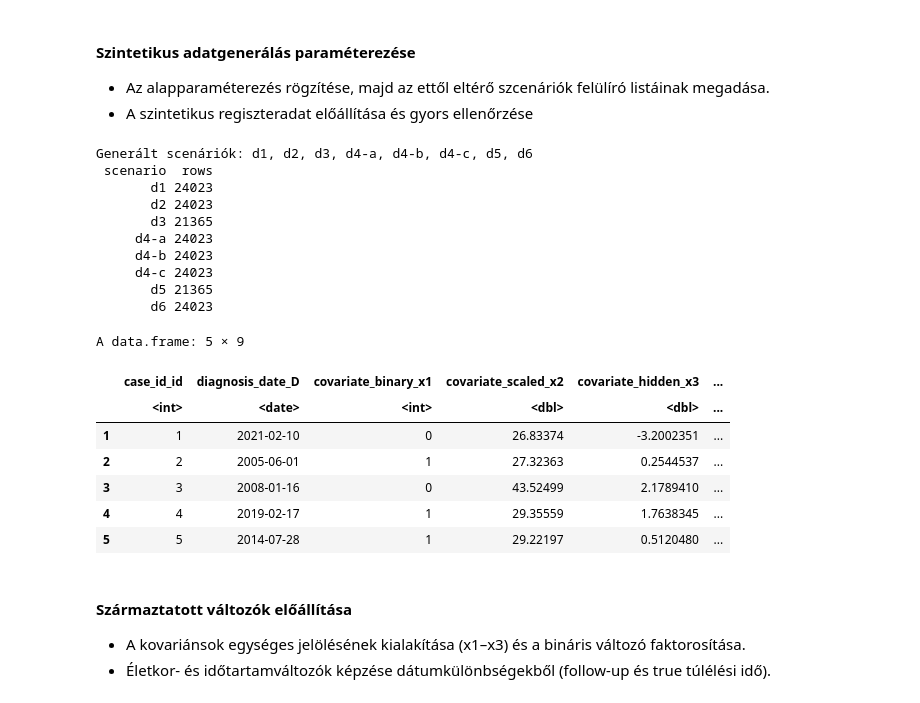
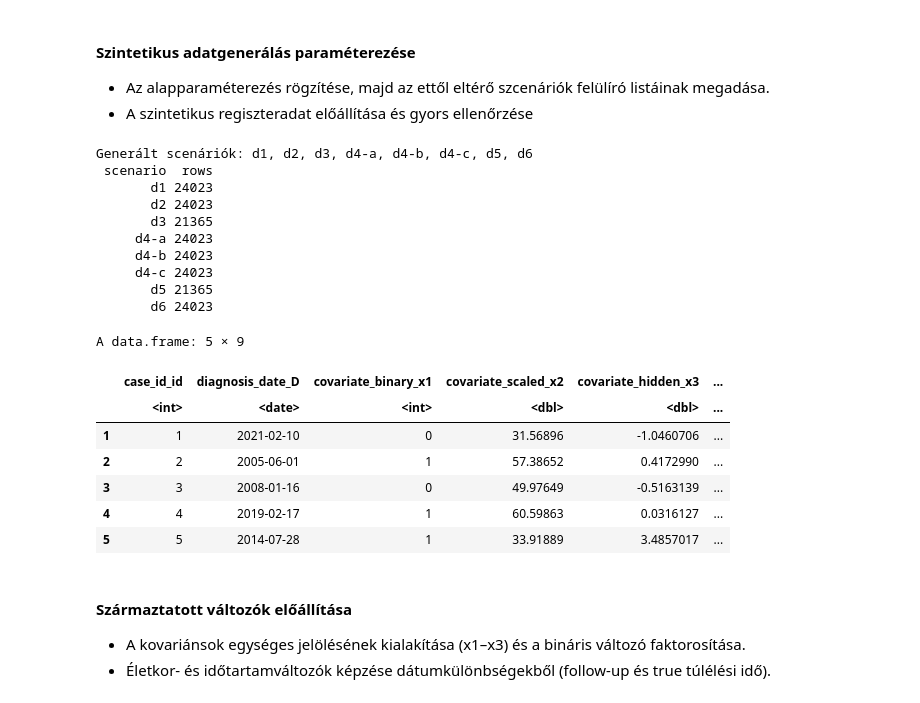
Before and after one commit to lrado1/rprev-ext, a Jupyter notebook: notebooks/performance-evaluation.ipynb, the cells around one changed output. Drawn from its saved outputs; the diff is of its cells as text; code cells hidden in the pictures.

```diff
--- a/notebooks/performance-evaluation.ipynb
+++ b/notebooks/performance-evaluation.ipynb
@@ -199,16 +199,16 @@ params <- list(
 
   # Kovariánsok generálása
   p_x1 = 0.39,
-  beta_a_x1 = c(1.8, 2.2),
-  beta_b_x1 = c(9.0, 8.4),
-  x2_range = c(18, 100),
+  beta_a_x1 = c(2.2, 2.6),
+  beta_b_x1 = c(6.5, 8.4),
+  x2_range = c(18, 95),
   x3_mu = c(-0.2, 0.5, 0.03),
   x3_sd = 1.2,
 
   # Túlélési modell paraméterei
   gg_lam = 450,
   gg_k   = 5.5,
-  gg_b   = c(-1.3, 0.035, 1.7),
+  gg_b   = c(-1.3, 0.015, 1.7),
   gg_q   = 0.5,
 
   # Cenzorálási arány (LTFU)
@@ -225,7 +225,7 @@ scenario_overrides <- list(
     gg_lam = 900,
     gg_k   = 4.5,
     gg_q = 1.0,
-    gg_b = c(-1.3, 0.035, 0.0)
+    gg_b = c(-1.3, 0.015, 0.0)
   ),
   d2 = list(
     inc_lam0 = 950
@@ -278,38 +278,38 @@ synthetic_registry_all <- do.call(
 rownames(synthetic_registry_all) <- NULL
 
 # Visszafelé kompatibilitás a későbbi cellákhoz (alap scenárió)
 synthetic_registry <- synthetic_registry_list[["d2"]]
 
 # Elemszám és első sorok megjelenítése
 cat("Generált scenáriók:", paste(names(synthetic_registry_list), collapse = ", "), "\n")
 scenario_counts <- data.frame(
   scenario = names(synthetic_registry_list),
   rows = vapply(synthetic_registry_list, nrow, integer(1)),
   stringsAsFactors = FALSE
 )
 print(scenario_counts, row.names = FALSE)
 head(synthetic_registry, 5)
 
 # write.csv(synthetic_registry, "prevalence_summary.csv", row.names = FALSE)
 # %% [output]
 Generált scenáriók: d1, d2, d3, d4-a, d4-b, d4-c, d5, d6
  scenario  rows
        d1 24023
        d2 24023
        d3 21365
      d4-a 24023
      d4-b 24023
      d4-c 24023
        d5 21365
        d6 24023
 A data.frame: 5 × 9
 |  | case_id_id | diagnosis_date_D | covariate_binary_x1 | covariate_scaled_x2 | covariate_hidden_x3 | ... |
 |  | <int> | <date> | <int> | <dbl> | <dbl> | ... |
-| 1 | 1 | 2021-02-10 | 0 | 26.83374 | -3.2002351 | ... |
-| 2 | 2 | 2005-06-01 | 1 | 27.32363 | 0.2544537 | ... |
-| 3 | 3 | 2008-01-16 | 0 | 43.52499 | 2.1789410 | ... |
-| 4 | 4 | 2019-02-17 | 1 | 29.35559 | 1.7638345 | ... |
-| 5 | 5 | 2014-07-28 | 1 | 29.22197 | 0.5120480 | ... |
+| 1 | 1 | 2021-02-10 | 0 | 31.56896 | -1.0460706 | ... |
+| 2 | 2 | 2005-06-01 | 1 | 57.38652 | 0.4172990 | ... |
+| 3 | 3 | 2008-01-16 | 0 | 49.97649 | -0.5163139 | ... |
+| 4 | 4 | 2019-02-17 | 1 | 60.59863 | 0.0316127 | ... |
+| 5 | 5 | 2014-07-28 | 1 | 33.91889 | 3.4857017 | ... |
 # %% [markdown]
 #### Származtatott változók előállítása
 - A kovariánsok egységes jelölésének kialakítása (x1–x3) és a bináris változó faktorosítása.
```
Also changed, not shown: parts of 12 cells of this notebook.
